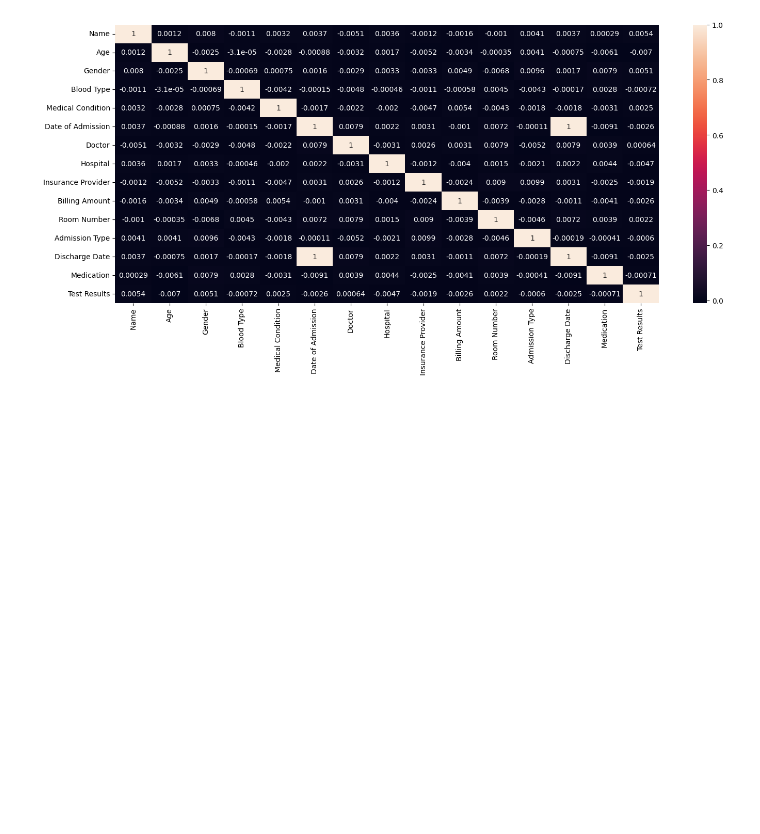
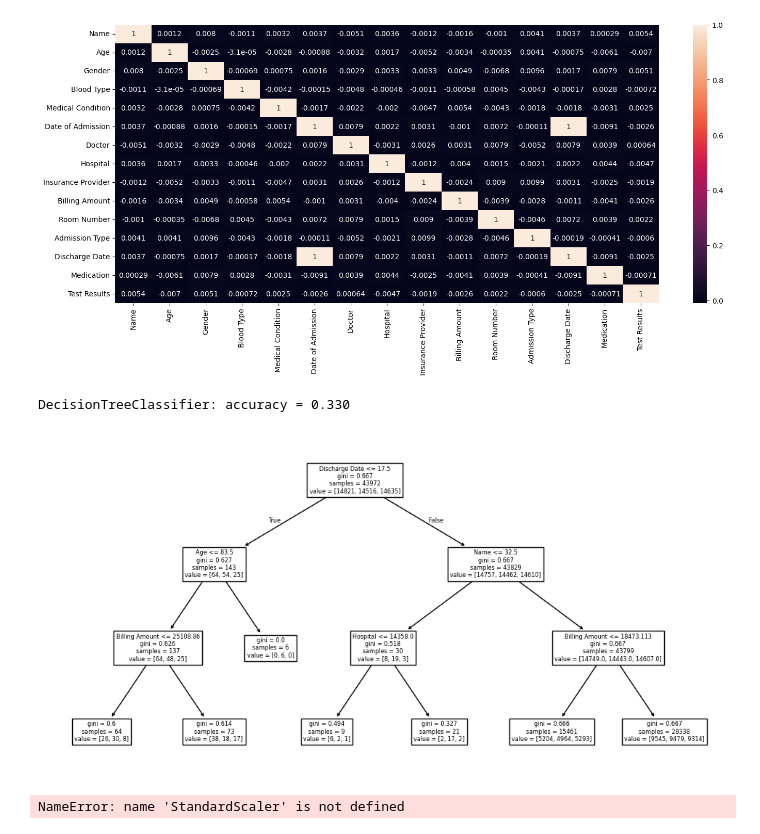
Before and after one commit to WinstonBudi/MY-DAC-Curriculum, a Jupyter notebook: Internal Project/Project.ipynb, the cells around one changed output. Drawn from its saved outputs; the diff is of its cells as text; code cells hidden in the pictures; blank space fills up the shorter version.

```diff
--- a/Internal Project/Project.ipynb
+++ b/Internal Project/Project.ipynb
@@ -225,3 +225,39 @@ plt.show()
 #  - No strong correlations in the matrix. Suggests that none of the variables strongly predict the outcomes. It may be worth considering using non-linear models or adding interaction terms to capture more complex relationships between these features in predictive modeling.
 # General Insight:
 # The heatmap shows that this dataset may be relatively independent in its variables, meaning simple linear models may not work very effectively for prediction. Advanced models, like decision trees or neural networks, may perform better in this context by capturing more intricate relationships between the features.
+# %%
+y = df['Test Results']
+x = df.drop('Test Results', axis=1)
+depth = 3 # depth of the tree
+
+
+# perform your train test split
+x_train, x_test, y_train, y_test = train_test_split(x, y, test_size=0.2, random_state=42)
+
+sk_model = DecisionTreeClassifier(max_depth=depth,
+                                  random_state=1)
+sk_model.fit(x_train, y_train)
+sk_pred = sk_model.predict(x_test)
+acc = (y_test == sk_pred).mean()
+print('DecisionTreeClassifier: accuracy = {:.3f}'.format(acc))
+
+# plotting
+feature_names = x.columns.tolist()
+plt.figure(figsize=(12, 6))
+tree.plot_tree(sk_model,
+               feature_names=feature_names)
+plt.show()
+# %% [output]
+DecisionTreeClassifier: accuracy = 0.330
+[figure, added]
+# %%
+x_train, x_test, y_train, y_test = train_test_split(x, y, test_size=0.3)
+
+# Initialize the StandardScaler
+scaler = StandardScaler()
+
+# Fit the scaler on the training data and transform both training and test data
+x_train_scaled = scaler.fit_transform(x_train)
+x_test_scaled = scaler.transform(x_test)
+# %% [output]
+NameError: name 'StandardScaler' is not defined
```
Also changed, not shown: parts of 2 cells of this notebook, 1 other file.
